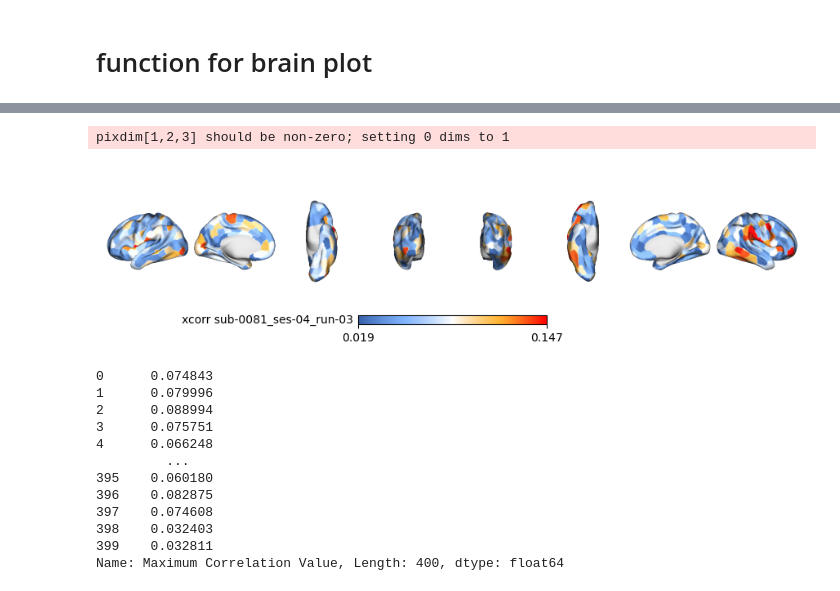
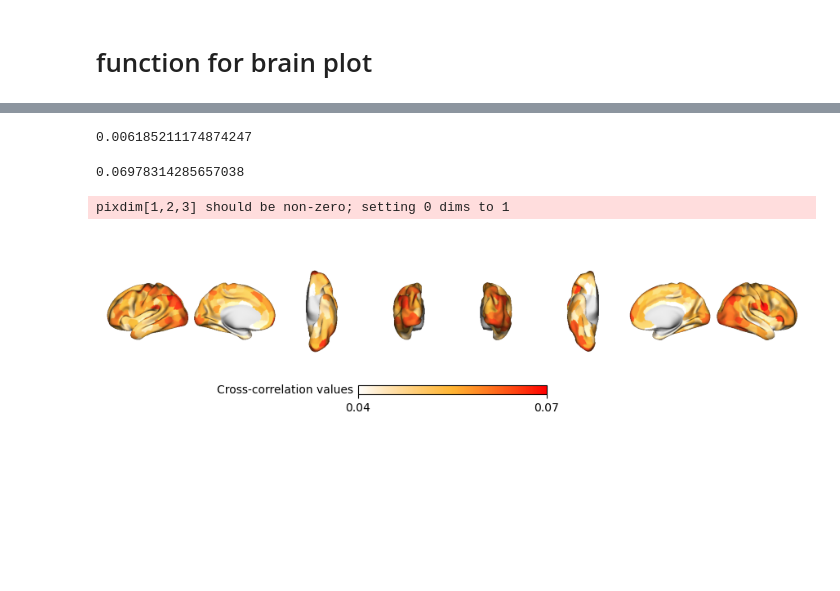
Before and after one commit to jungheejung/spacetop_biopac, a Jupyter notebook: scripts/p05_xcorr/c02_plotxcorr_sandbox.ipynb, the cells around one changed output, grey strips where cells are left out. Cells and saved outputs as stored; diff of their text form; code cells hidden in the pictures; blank space fills up the shorter version.

Commit message:
DEV: plot group results

```diff
--- a/scripts/p05_xcorr/c02_plotxcorr_sandbox.ipynb
+++ b/scripts/p05_xcorr/c02_plotxcorr_sandbox.ipynb
@@ -106,0 +127,2 @@ def plot_brain_surfaces(image, cbar_label='INSERT LABEL', cmap='viridis', color_
+# %%
+df = combined_df.drop(columns=['Unnamed: 0'])
@@ -106,0 +141,20 @@ def plot_brain_surfaces(image, cbar_label='INSERT LABEL', cmap='viridis', color_
+# %%
+def fisher_z_transform(r):
+    return np.arctanh(r)
+# Apply Fisher's Z transformation to 'Maximum Correlation Value'
+df['Max_Corr_Value_Z'] = df['Maximum Correlation Value'].apply(fisher_z_transform)
+
+# # Now, you can group by 'sub', 'ses', and 'roi', then average the transformed values
+# # Here we skip averaging the 'Time Lag (s)' since Fisher's Z is not applied to it
+# avg_per_ses = df.groupby(['sub', 'ses', 'roi'])['Max_Corr_Value_Z'].mean().reset_index()
+
+# # If needed, apply the inverse Fisher's Z transformation to interpret the averages
+# avg_per_ses['Avg_Max_Corr_Value'] = np.tanh(avg_per_ses['Max_Corr_Value_Z'])
+# %%
+# create summary stats
+# df_grouped_1 = combined_df.groupby(['sub', 'ses', 'run', 'roi']).mean().reset_index()combined_df
+
+avg_per_ses = df.groupby(['sub', 'ses', 'roi']).median().reset_index()
+avg_per_sub = avg_per_ses.groupby(['sub', 'roi']).median().reset_index()
+group_level_avg = avg_per_sub.groupby('roi').median().reset_index()
+group_level_avg['Avg_Max_Corr_Value'] = np.tanh(group_level_avg['Max_Corr_Value_Z'])
@@ -107,34 +205,23 @@ def plot_brain_surfaces(image, cbar_label='INSERT LABEL', cmap='viridis', color_
+# %%
+sd
+# %% [output]
+0.006185211174874247
+# %%
+maxval
+# %% [output]
+0.06978314285657038
 # %%
-# Example usage:
-# TST = (left_hemisphere_data, right_hemisphere_data)
-# plot_brain_surfaces(TST, cbar_label='gradient', cmap='viridis', color_range=(0, .15))
+# xcorr_fname =
+# group_level_avg  =pd.read_csv(xcorr_fname, '\t')
 
-# %%
-xcorr_fname = '/Users/h/Documents/projects_local/sandbox/sub-0081_ses-04_run-03_runtype-pain_xcorr-fmri-physio.tsv'
-roi_df  =pd.read_csv(xcorr_fname, '\t')
 schaefer = nntdata.fetch_schaefer2018('fslr32k')['400Parcels7Networks']
 parc = Parcellater(dlabel_to_gifti(schaefer), 'fsLR')
-roi_xcorr = roi_df['Maximum Correlation Value']
+roi_xcorr = group_level_avg['Avg_Max_Corr_Value']
 roidata = parc.inverse_transform(roi_xcorr)
 
 maxval = np.max(roi_xcorr);    minval = np.min(roi_xcorr); sd = np.std(roi_xcorr)
-plot_brain_surfaces(image=roidata, cbar_label='xcorr sub-0081_ses-04_run-03', cmap=cmap, color_range=(minval+sd, maxval-sd))
+plot_brain_surfaces(image=roidata, cbar_label='Cross-correlation values', cmap=xcorr_cmap, color_range=(0.04,0.07))
 plt.show()
 # %% [output]
 pixdim[1,2,3] should be non-zero; setting 0 dims to 1
-[figure, old version]
+[figure, new version]
-# %%
-roi_xcorr
-# %% [output]
-0      0.074843
-1      0.079996
-2      0.088994
-3      0.075751
-4      0.066248
-         ...
-395    0.060180
-396    0.082875
-397    0.074608
-398    0.032403
-399    0.032811
-Name: Maximum Correlation Value, Length: 400, dtype: float64
```
Also changed, not shown: parts of 7 cells of this notebook, 1 other file.
